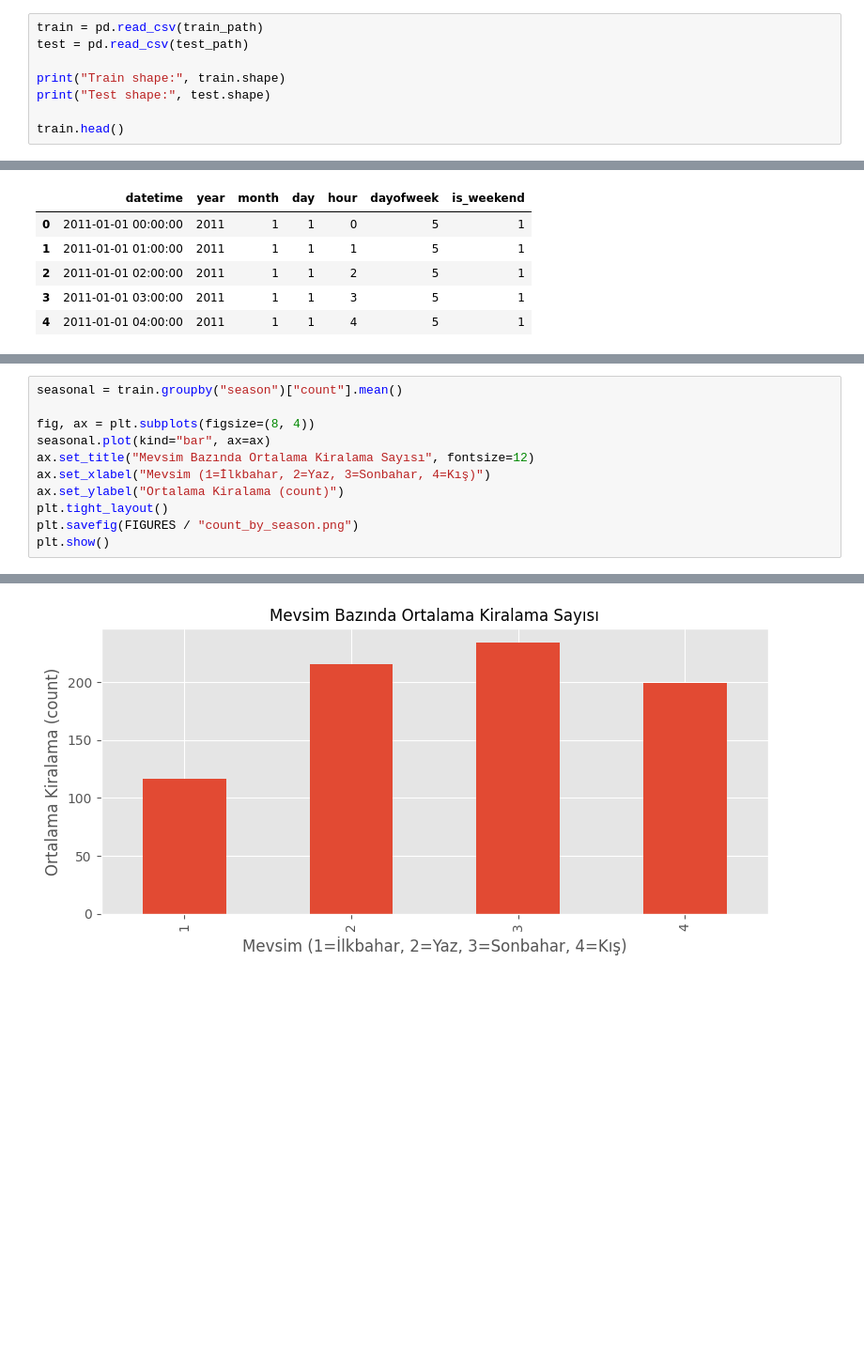
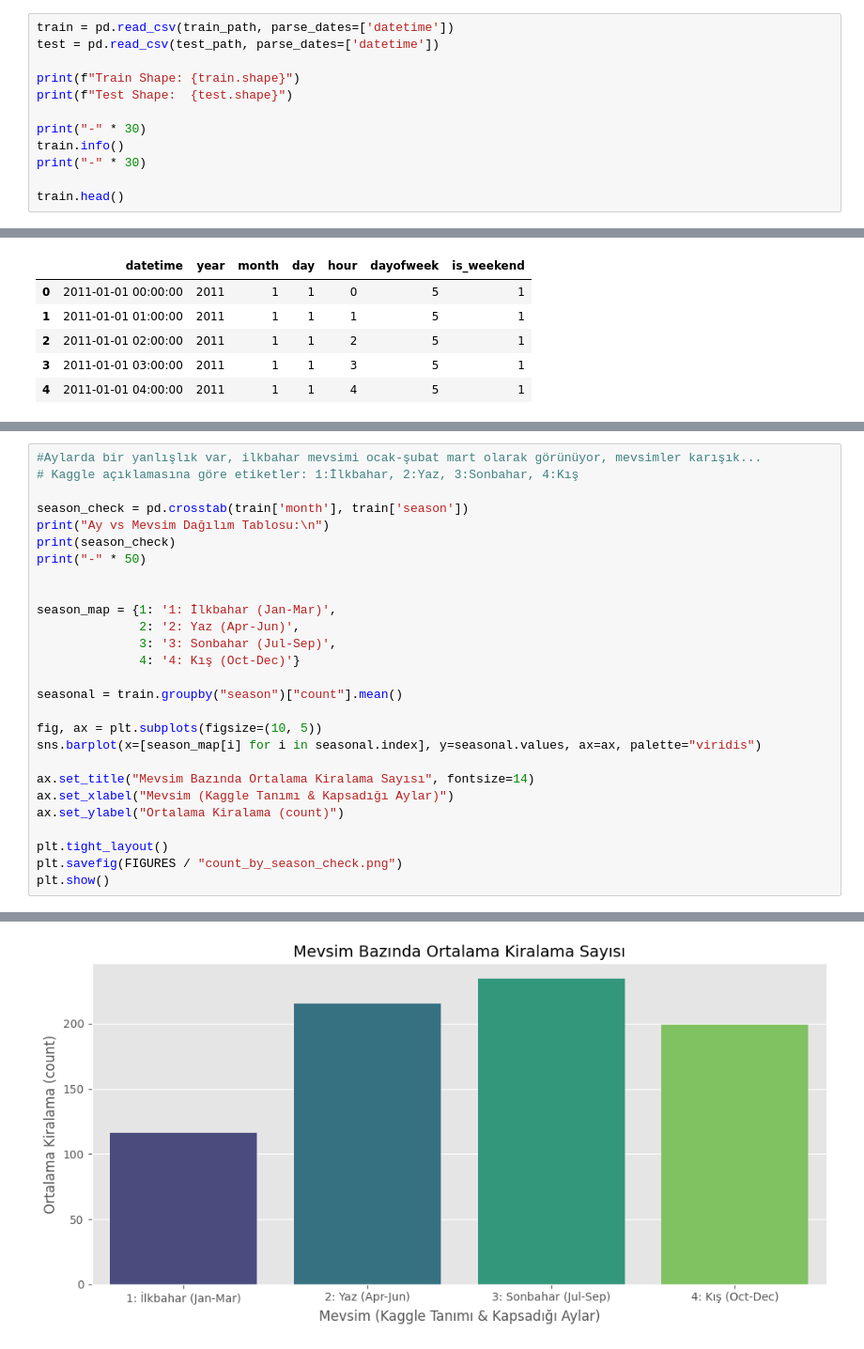
Before and after one commit to 4F71/BikeSharing-ML-Pipeline, a Jupyter notebook: notebooks/01_eda.ipynb, the cells around one changed output, grey strips where cells are left out. Shown at 94% size. Saved outputs shown, nothing was run; the diff lists cells and outputs as text; blank space fills up the shorter version.

```diff
--- a/notebooks/01_eda.ipynb
+++ b/notebooks/01_eda.ipynb
@@ -38,11 +45,15 @@ print("Kütüphaneler yüklendi")
 # %% [output]
 Kütüphaneler yüklendi
 # %%
-train = pd.read_csv(train_path)
-test = pd.read_csv(test_path)
+train = pd.read_csv(train_path, parse_dates=['datetime'])
+test = pd.read_csv(test_path, parse_dates=['datetime'])
 
-print("Train shape:", train.shape)
-print("Test shape:", test.shape)
+print(f"Train Shape: {train.shape}")
+print(f"Test Shape:  {test.shape}")
+
+print("-" * 30)
+train.info()
+print("-" * 30)
 
 train.head()
 # %% [output]
@@ -244,12 +290,28 @@ plt.show()
 # %%
+#Aylarda bir yanlışlık var, ilkbahar mevsimi ocak-şubat mart olarak görünüyor, mevsimler karışık...
+# Kaggle açıklamasına göre etiketler: 1:İlkbahar, 2:Yaz, 3:Sonbahar, 4:Kış
+
+season_check = pd.crosstab(train['month'], train['season'])
+print("Ay vs Mevsim Dağılım Tablosu:\n")
+print(season_check)
+print("-" * 50)
+
+
+season_map = {1: '1: İlkbahar (Jan-Mar)',
+              2: '2: Yaz (Apr-Jun)',
+              3: '3: Sonbahar (Jul-Sep)',
+              4: '4: Kış (Oct-Dec)'}
+
 seasonal = train.groupby("season")["count"].mean()
 
-fig, ax = plt.subplots(figsize=(8, 4))
-seasonal.plot(kind="bar", ax=ax)
-ax.set_title("Mevsim Bazında Ortalama Kiralama Sayısı", fontsize=12)
-ax.set_xlabel("Mevsim (1=İlkbahar, 2=Yaz, 3=Sonbahar, 4=Kış)")
+fig, ax = plt.subplots(figsize=(10, 5))
+sns.barplot(x=[season_map[i] for i in seasonal.index], y=seasonal.values, ax=ax, palette="viridis")
+
+ax.set_title("Mevsim Bazında Ortalama Kiralama Sayısı", fontsize=14)
+ax.set_xlabel("Mevsim (Kaggle Tanımı & Kapsadığı Aylar)")
 ax.set_ylabel("Ortalama Kiralama (count)")
+
 plt.tight_layout()
-plt.savefig(FIGURES / "count_by_season.png")
+plt.savefig(FIGURES / "count_by_season_check.png")
 plt.show()
 # %% [output]
@@ -256,2 +335,2 @@ plt.show()
-[figure, old version]
+[figure, new version]
 # %% [markdown]
```
Also changed, not shown: parts of 24 cells of this notebook, 1 other file.
